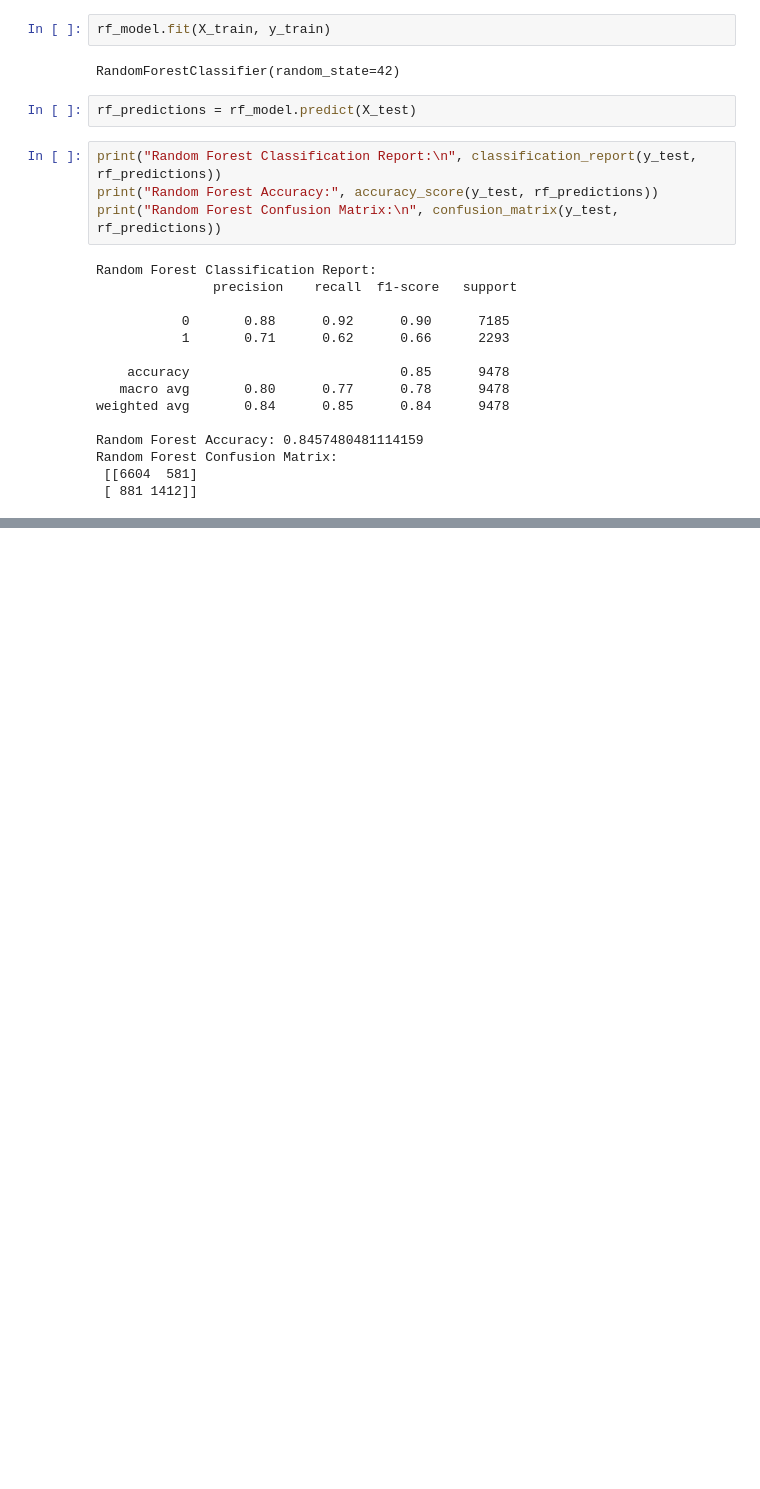
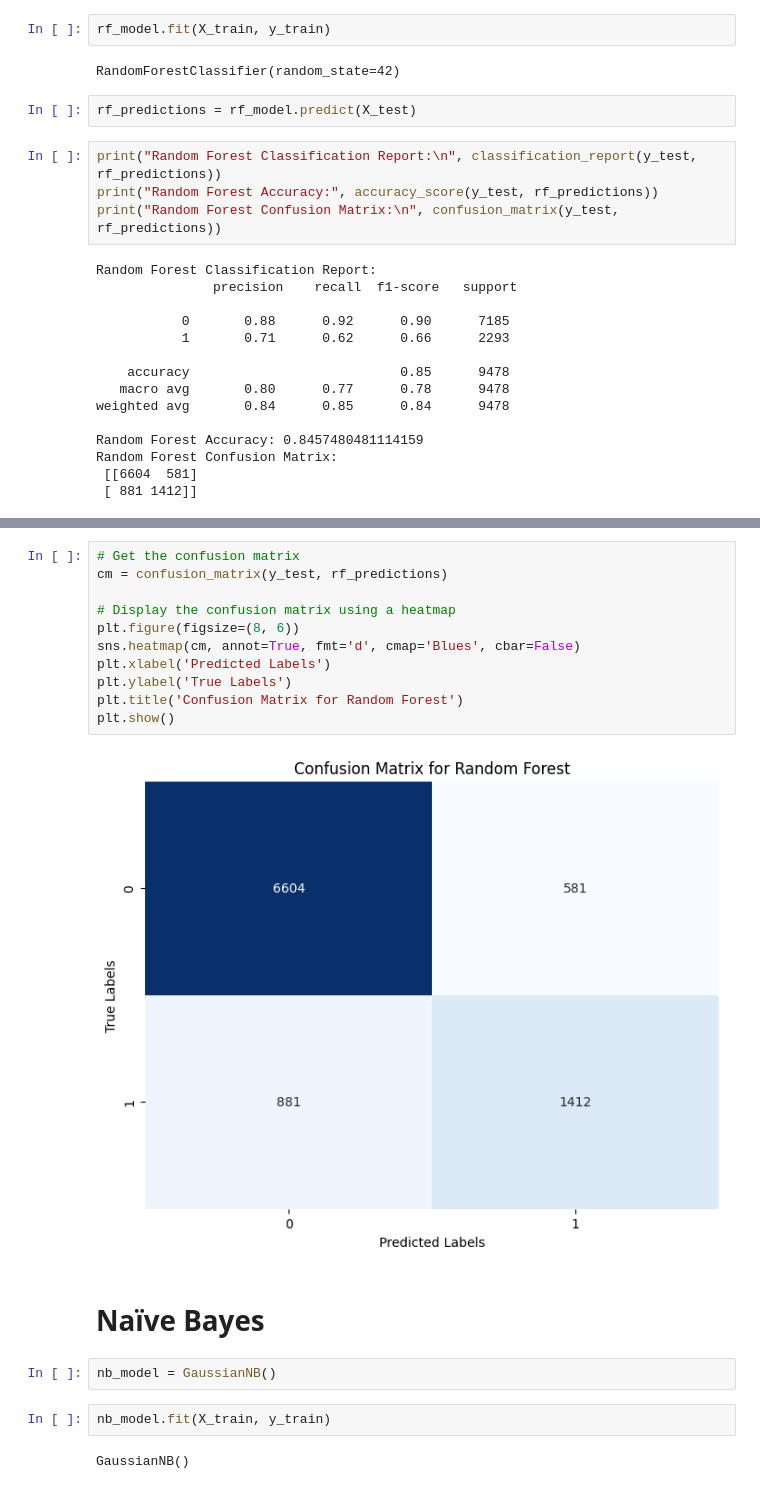
Before and after one commit to VanujaSooriyaarachchi/Census-Data-Income-Prediction, a Jupyter notebook: Model.ipynb, the cells around one changed output, grey strips where cells are left out. Saved outputs shown, nothing was run; the diff lists cells and outputs as text; blank space fills up the shorter version.

Commit message:
Naïve Bayes

```diff
--- a/Model.ipynb
+++ b/Model.ipynb
@@ -114,0 +155,21 @@ Random Forest Confusion Matrix:
+# %%
+# Get the confusion matrix
+cm = confusion_matrix(y_test, rf_predictions)
+
+# Display the confusion matrix using a heatmap
+plt.figure(figsize=(8, 6))
+sns.heatmap(cm, annot=True, fmt='d', cmap='Blues', cbar=False)
+plt.xlabel('Predicted Labels')
+plt.ylabel('True Labels')
+plt.title('Confusion Matrix for Random Forest')
+plt.show()
+# %% [output]
+[figure, added]
+# %% [markdown]
+# Naïve Bayes
+# %%
+nb_model = GaussianNB()
+# %%
+nb_model.fit(X_train, y_train)
+# %% [output]
+GaussianNB()
```
Also changed, not shown: parts of 13 cells of this notebook, 2 other files.
